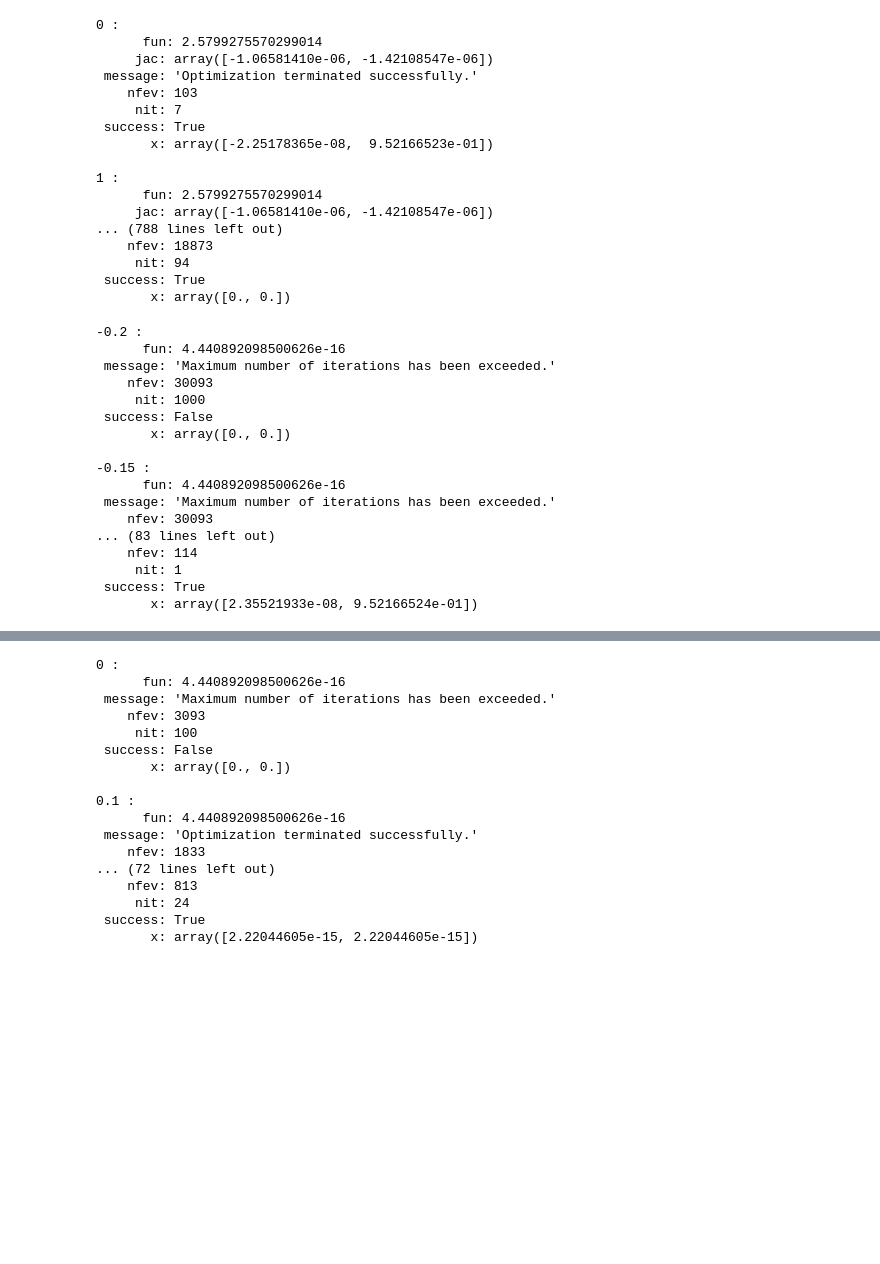
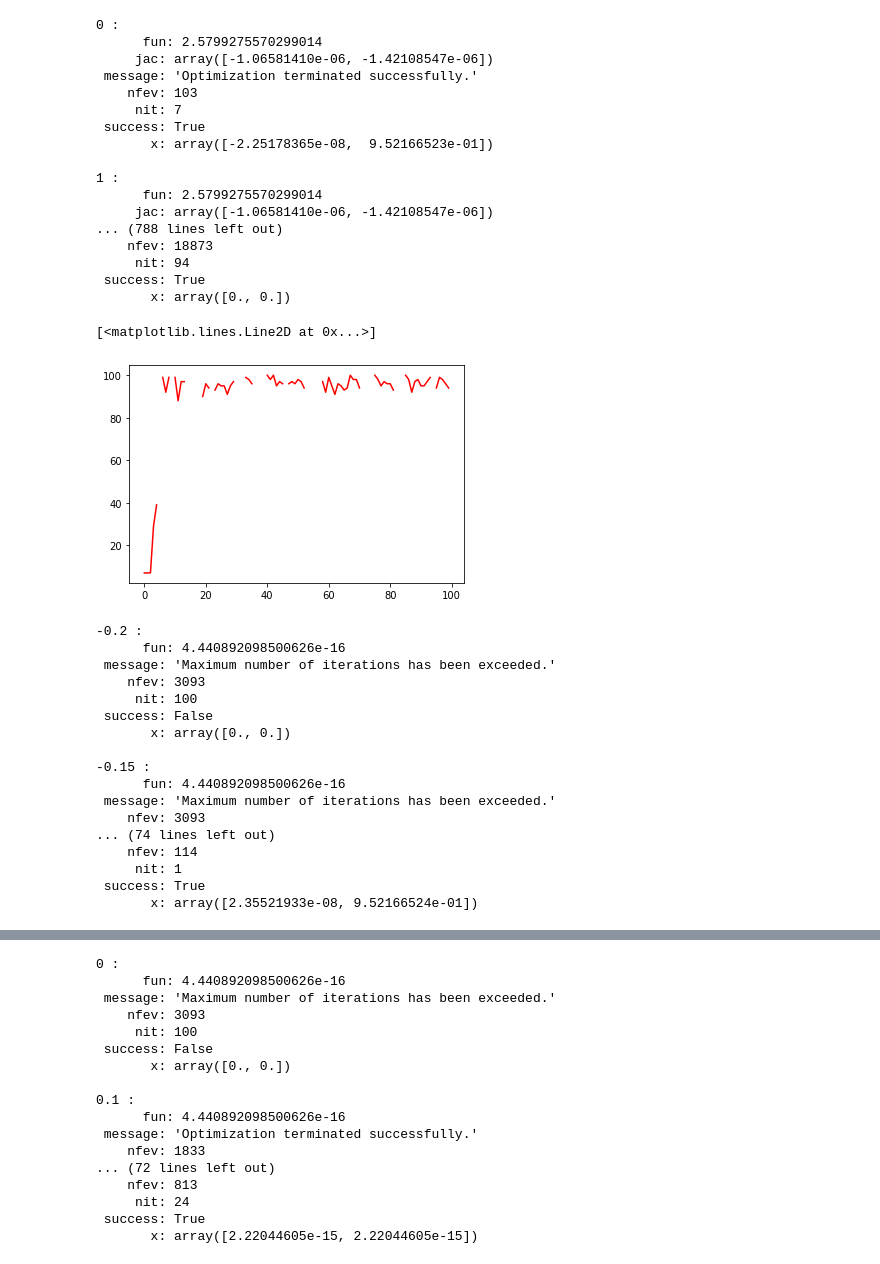
Before and after one commit to Sveta-27/netology_math, a Jupyter notebook: hw6.ipynb, the cells around one changed output, grey strips where cells are left out. Saved outputs shown, nothing was run; the diff lists cells and outputs as text; code cells hidden in the pictures; blank space fills up the shorter version.

```diff
--- a/hw6.ipynb
+++ b/hw6.ipynb
@@ -90,5 +120,7 @@ for i in a:
 # %%
 a = range(100)
+x=[]
+y=[]
 for i in a:
     result = differential_evolution(ackley,
                                     bounds,
@@ -97,6 +129,12 @@ for i in a:
                                     maxiter= 100,
                                     popsize= i)
     print(i,':','\n', result, '\n',)
+    if result.success:
+        x.append(i)
+        y.append(result.nit)
+    else:
+        x.append(i)
+        y.append(np.inf)
 # %% [output]
 0 :
       fun: 2.5799275570299014
@@ -115,8 +153,19 @@ for i in a:
      nit: 94
  success: True
        x: array([0., 0.])
+# %%
+# мы видим в начале рост числа итераций это происходит изза того что решение не является действительно глобальным минимумом
+# дальше более менее значение стагнируют с небольшими кколебаниями
+
+fig, ax = plt.subplots()
+ax.plot(x, y, color = 'r')
+# %% [output]
+[<matplotlib.lines.Line2D at 0x...>]
+[figure, added]
 # %%
-a = [-0.2,  -0.15, -0.1, -0, 0.0001, 0.15, 0.2, 0.3, 0.4, 0.5, 10,1000]
+a = [-0.2,  -0.15, -0.1, -0, 0.0001, 0.15, 0.2, 0.3, 0.4, 0.5, 1]
+x=[]
+y=[]
 for i in a:
     result = differential_evolution(ackley,
                                     bounds,
@@ -126,20 +175,26 @@ for i in a:
                                     popsize= 15,
                                     tol= i)
     print(i,':','\n', result, '\n',)
+    if result.success:
+        x.append(i)
+        y.append(result.nit)
+    else:
+        x.append(i)
+        y.append(np.inf)
 # %% [output]
 -0.2 :
       fun: 4.440892098500626e-16
  message: 'Maximum number of iterations has been exceeded.'
-    nfev: 30093
-     nit: 1000
+    nfev: 3093
+     nit: 100
  success: False
        x: array([0., 0.])
 
 -0.15 :
       fun: 4.440892098500626e-16
  message: 'Maximum number of iterations has been exceeded.'
-    nfev: 30093
-... (83 lines left out)
+    nfev: 3093
+... (74 lines left out)
     nfev: 114
      nit: 1
  success: True
```
Also changed, not shown: parts of 12 cells of this notebook.
